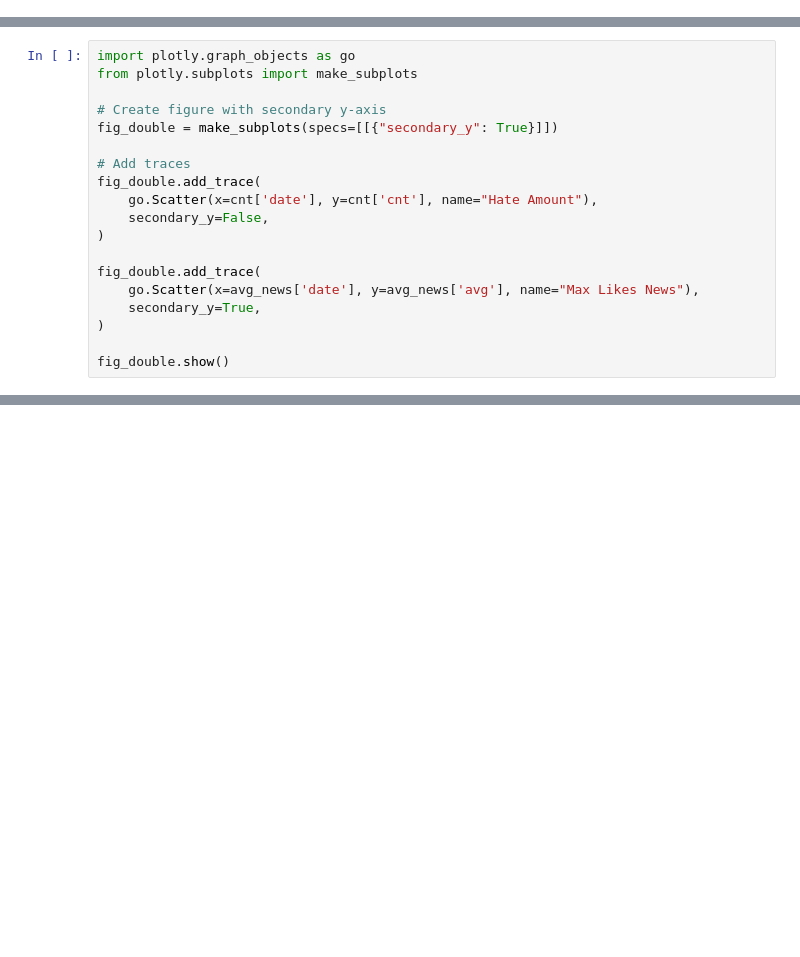
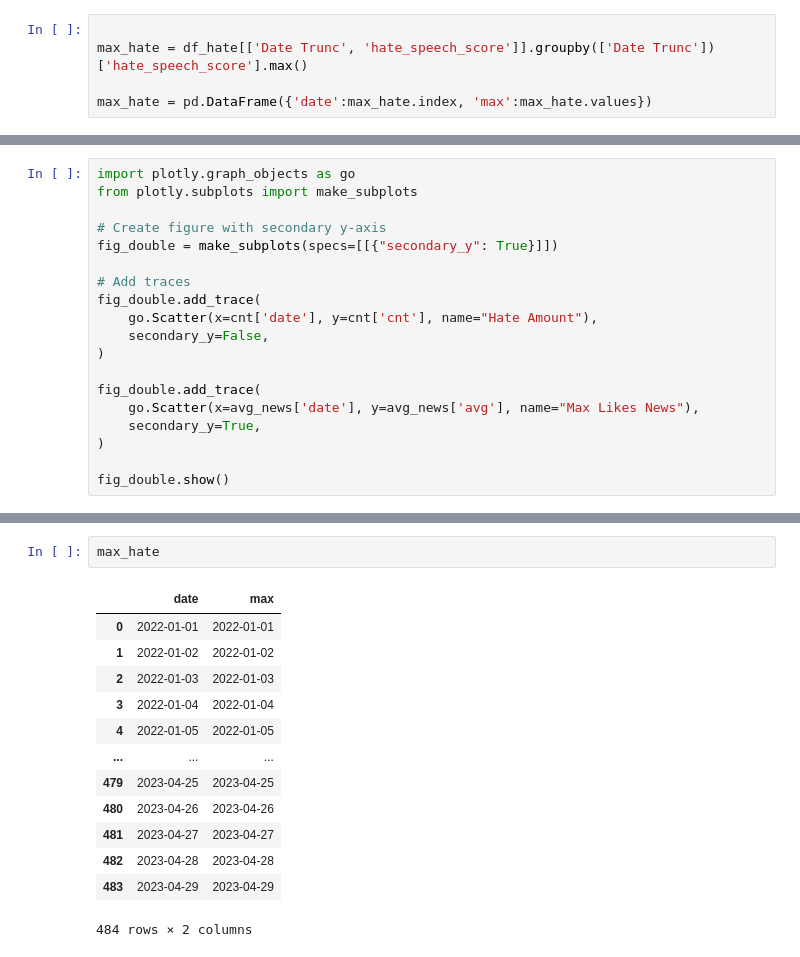
Before and after one commit to alex-dias/hate_twitter_trend, a Jupyter notebook: hate_dateseries.ipynb, the cells around one changed output, grey strips where cells are left out. Cells and saved outputs as stored; diff of their text form; blank space fills up the shorter version.

```diff
--- a/hate_dateseries.ipynb
+++ b/hate_dateseries.ipynb
@@ -47,0 +52,5 @@ cnt = pd.DataFrame({'date':cnt.index, 'cnt':cnt.values})
+# %%
+
+max_hate = df_hate[['Date Trunc', 'hate_speech_score']].groupby(['Date Trunc'])['hate_speech_score'].max()
+
+max_hate = pd.DataFrame({'date':max_hate.index, 'max':max_hate.values})
@@ -180,0 +258,16 @@ fig_double.show()
+# %%
+max_hate
+# %% [output]
+|  | date | max |
+| 0 | 2022-01-01 | 2022-01-01 |
+| 1 | 2022-01-02 | 2022-01-02 |
+| 2 | 2022-01-03 | 2022-01-03 |
+| 3 | 2022-01-04 | 2022-01-04 |
+| 4 | 2022-01-05 | 2022-01-05 |
+| ... | ... | ... |
+| 479 | 2023-04-25 | 2023-04-25 |
+| 480 | 2023-04-26 | 2023-04-26 |
+| 481 | 2023-04-27 | 2023-04-27 |
+| 482 | 2023-04-28 | 2023-04-28 |
+| 483 | 2023-04-29 | 2023-04-29 |
+484 rows × 2 columns
```
Also changed, not shown: parts of 13 cells of this notebook, 2 other files.
